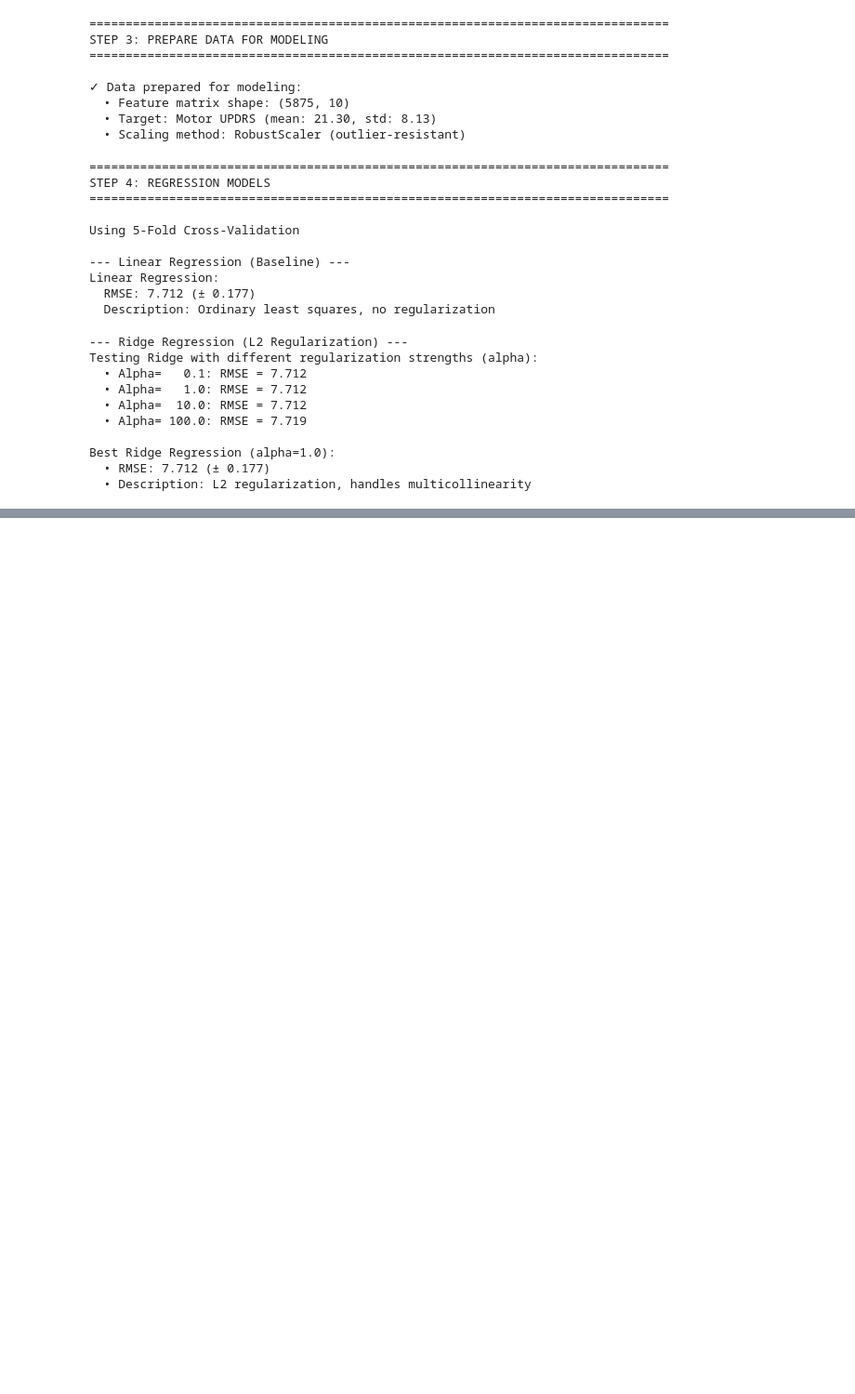
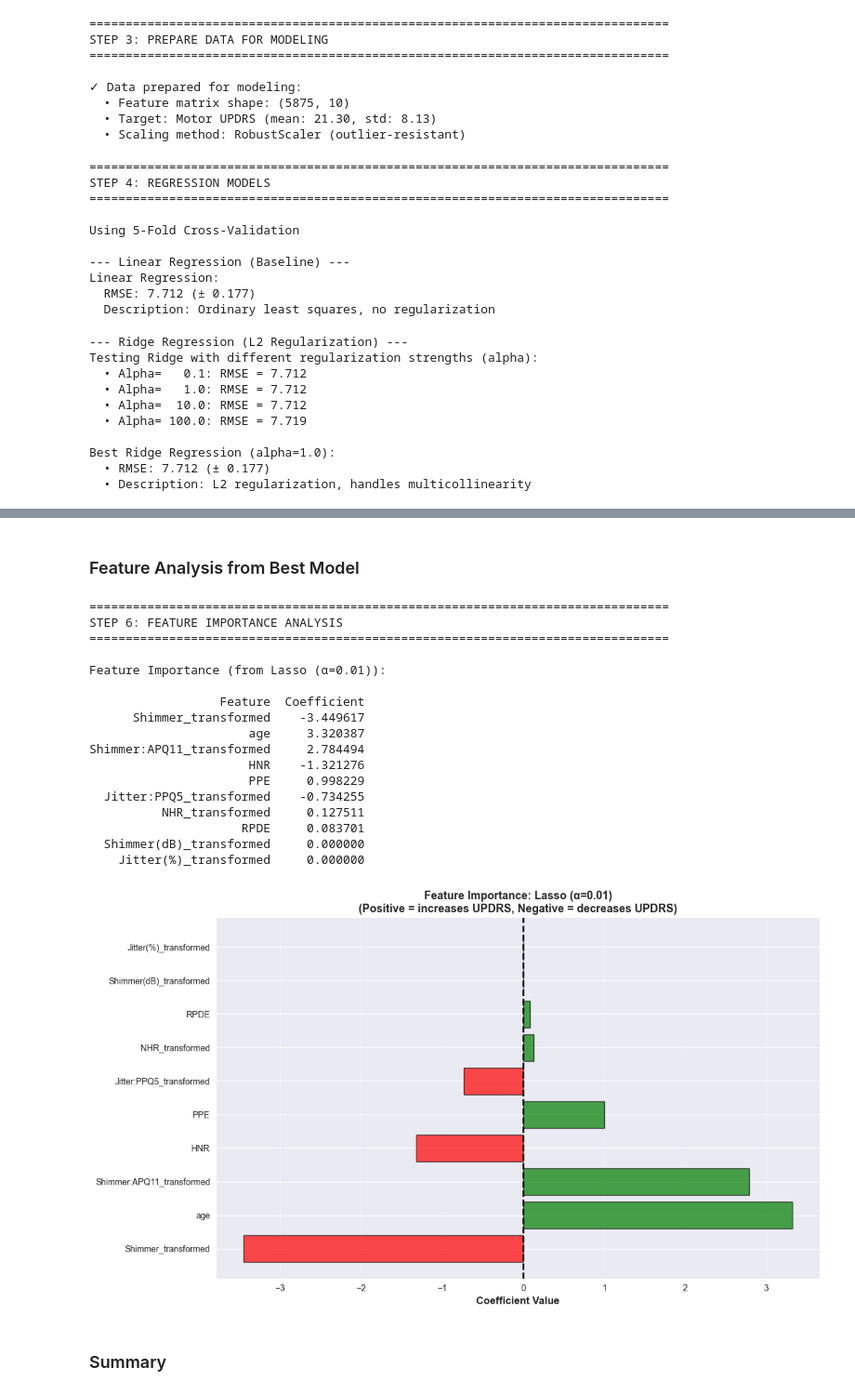
Before and after one commit to KBasdeo/CS668-Parkinsons, a Jupyter notebook: cs668-parkinsons-severity.ipynb, the cells around one changed output, grey strips where cells are left out. Shown at 93% size. Drawn from its saved outputs; the diff is of its cells as text; code cells hidden in the pictures; blank space fills up the shorter version.

```diff
--- a/cs668-parkinsons-severity.ipynb
+++ b/cs668-parkinsons-severity.ipynb
@@ -944,0 +1088,68 @@ Best Ridge Regression (alpha=1.0):
+# %% [markdown]
+### Feature Analysis from Best Model
+# %%
+print("\n" + "="*80)
+print("STEP 6: FEATURE IMPORTANCE ANALYSIS")
+print("="*80)
+
+# Train best model on full data to get coefficients
+if 'Ridge' in best_model_name:
+    final_model = Ridge(alpha=best_alpha)
+elif 'Lasso' in best_model_name:
+    final_model = Lasso(alpha=best_lasso_alpha, max_iter=10000)
+elif 'ElasticNet' in best_model_name:
+    final_model = ElasticNet(alpha=best_elastic_alpha, l1_ratio=0.5, max_iter=10000)
+else:
+    final_model = LinearRegression()
+
+final_model.fit(X_scaled, y_motor)
+
+# Get coefficients
+coefficients = pd.DataFrame({
+    'Feature': selected_features,
+    'Coefficient': final_model.coef_,
+    'Abs_Coefficient': np.abs(final_model.coef_)
+}).sort_values('Abs_Coefficient', ascending=False)
+
+print(f"\nFeature Importance (from {best_model_name}):")
+print("\n" + coefficients[['Feature', 'Coefficient']].to_string(index=False))
+
+# Visualize feature importance
+fig, ax = plt.subplots(figsize=(12, 7))
+
+colors = ['red' if x < 0 else 'green' for x in coefficients['Coefficient']]
+ax.barh(range(len(coefficients)), coefficients['Coefficient'],
+        color=colors, alpha=0.7, edgecolor='black')
+
+ax.set_yticks(range(len(coefficients)))
+ax.set_yticklabels(coefficients['Feature'], fontsize=10)
+ax.set_xlabel('Coefficient Value', fontsize=12, fontweight='bold')
+ax.set_title(f'Feature Importance: {best_model_name}\n(Positive = increases UPDRS, Negative = decreases UPDRS)',
+             fontsize=13, fontweight='bold')
+ax.axvline(x=0, color='black', linestyle='--', linewidth=2)
+ax.grid(True, alpha=0.3, axis='x')
+
+plt.tight_layout()
+plt.savefig('feature_importance.png', dpi=300, bbox_inches='tight')
+plt.show()
+# %% [output]
+================================================================================
+STEP 6: FEATURE IMPORTANCE ANALYSIS
+================================================================================
+
+Feature Importance (from Lasso (α=0.01)):
+
+                  Feature  Coefficient
+      Shimmer_transformed    -3.449617
+                      age     3.320387
+Shimmer:APQ11_transformed     2.784494
+                      HNR    -1.321276
+                      PPE     0.998229
+  Jitter:PPQ5_transformed    -0.734255
+          NHR_transformed     0.127511
+                     RPDE     0.083701
+  Shimmer(dB)_transformed     0.000000
+    Jitter(%)_transformed     0.000000
+[figure, added]
+# %% [markdown]
+### Summary
```
Also changed, not shown: parts of 6 cells of this notebook.
